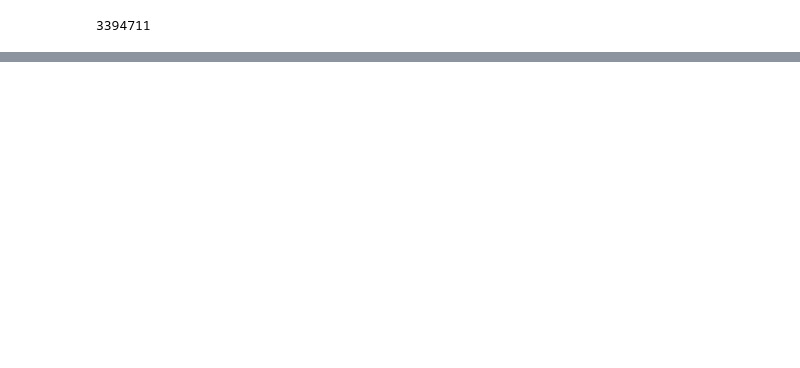
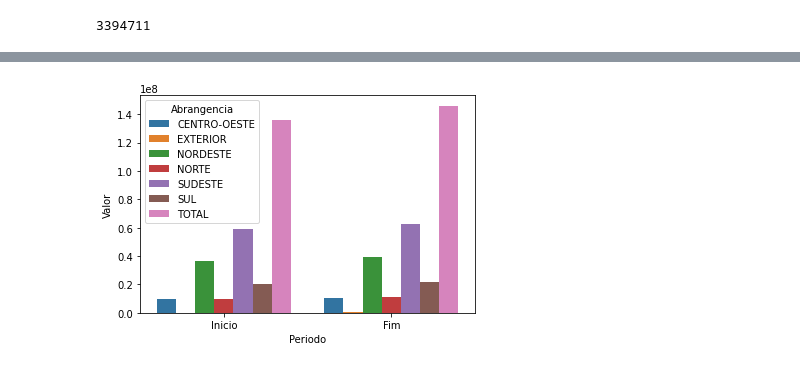
Before and after one commit to JonyHM/raspagem_dados_6_bd, a Jupyter notebook: ex1.ipynb, the cells around one changed output, grey strips where cells are left out. Saved outputs shown, nothing was run; the diff lists cells and outputs as text; code cells hidden in the pictures; blank space fills up the shorter version.

```diff
--- a/ex1.ipynb
+++ b/ex1.ipynb
@@ -238,0 +220,3 @@ srn.barplot(x=evolucao.index, y=evolucao.Inicio)
+# %%
+evolucao = pd.melt(dataset_evl, id_vars='Abrangencia',\
+                           var_name="Periodo", value_name="Valor")
@@ -238,0 +241,12 @@ srn.barplot(x=evolucao.index, y=evolucao.Inicio)
+# %%
+mask = evolucao.Periodo.isin(['values_a', 'values_b'])
+scale = float(evolucao[~mask].Valor.mean()
+            /evolucao[mask].Valor.mean())
+evolucao.loc[mask, 'Valor'] = evolucao.loc[mask, 'Valor']*scale
+# %%
+# Plot
+fig, ax1 = plt.subplots()
+g = srn.barplot(x='Periodo', y="Valor", hue="Abrangencia",\
+                data=evolucao, ax=ax1)
+# %% [output]
+[figure, added]
```
Also changed, not shown: parts of 5 cells of this notebook, 1 other file.
